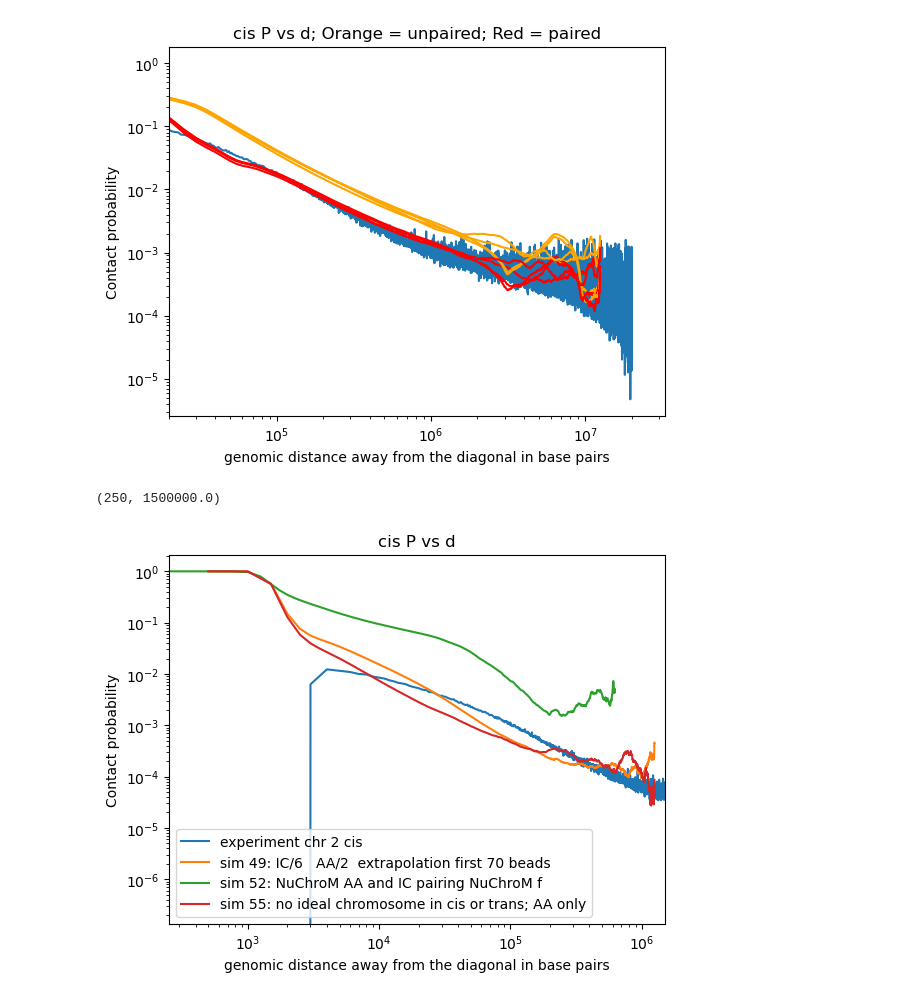
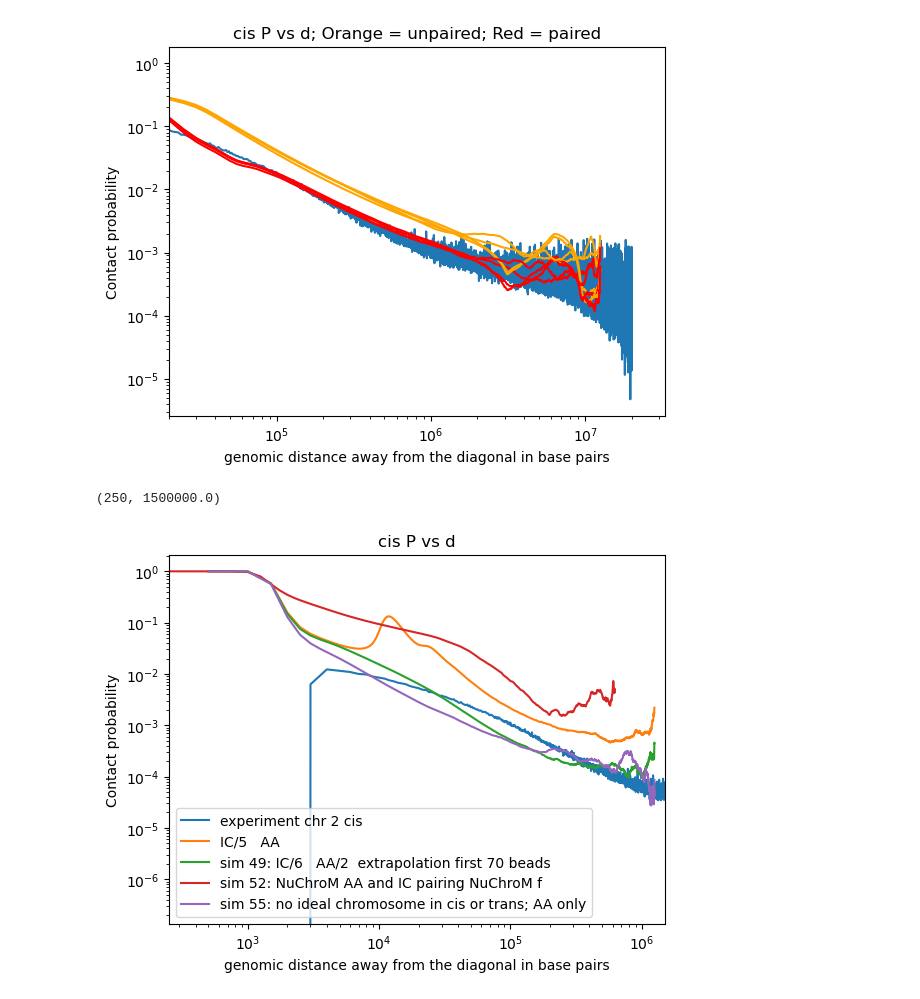
Before and after one commit to DiPierroLab/Douglas, a Jupyter notebook: 6_extra_tools/P_vs_d_experimental_compare_computational.ipynb, the cells around one changed output. Saved outputs shown, nothing was run; the diff lists cells and outputs as text; code cells hidden in the pictures.

```diff
--- a/6_extra_tools/P_vs_d_experimental_compare_computational.ipynb
+++ b/6_extra_tools/P_vs_d_experimental_compare_computational.ipynb
@@ -156,40 +156,40 @@ bead_size_old = 5000# in base pairs; tune to line up the pmfs.
 bead_size_new = 500
 bead_size_NuChroM = 250
 #plt.plot(bead_size_old*d, P_cis_simulation_24/50, label='old resolution (5000 bp = 1 bead)')
-#plt.plot(bead_size_new*d, P_cis_simulation_25, label='IC/5   AA')
+plt.plot(bead_size_new*d, P_cis_simulation_25, label='IC/5   AA')
 #plt.plot(bead_size_new*d, P_cis_simulation_36, label='IC/1.4   AA  first 20 beads have IC = 0')
 #plt.plot(bead_size_new*d, P_cis_simulation_40, label='IC/6   AA  first 20 beads have IC = 0')
 #plt.plot(bead_size_new*d, P_cis_simulation_41, label='IC/6   AA/2  first 20 beads have IC = 0')
 #plt.plot(bead_size_new*d, P_cis_simulation_45, label='IC/6   AA  extrapolation first 20 beads')
 #plt.plot(bead_size_new*d, P_cis_simulation_46, label='IC/6   AA/2  extrapolation first 20 beads')
 #plt.plot(bead_size_new*d, P_cis_simulation_47, label='IC/6   AA/3  extrapolation first 20 beads')
 #plt.plot(bead_size_new*d, P_cis_simulation_48, label='IC/6   AA/2  extrapolation first 40 beads')
 plt.plot(bead_size_new*d, P_cis_simulation_49, label='sim 49: IC/6   AA/2  extrapolation first 70 beads')
 #plt.plot(bead_size_new*d, P_cis_simulation_50, label='IC/6   AA/2  extrapolation first 100 beads')
 #plt.plot(bead_size_NuChroM*d, P_cis_simulation_51_old_f, label='NuChroM AA and IC no pairing MiChroM f')
 #plt.plot(bead_size_NuChroM*d, P_cis_simulation_52_old_f, label='NuChroM AA and IC pairing MiChroM f')
 #plt.plot(bead_size_NuChroM*d, P_cis_simulation_53_old_f, label='NuChroM AA and IC tight-loose boundary MiChroM f')
 #plt.plot(bead_size_NuChroM*d, P_cis_simulation_54_old_f, label='NuChroM AA and IC tight-none boundary MiChroM f')
 #plt.plot(bead_size_NuChroM*d, P_cis_simulation_51, label='NuChroM AA and IC no pairing NuChroM f')
 plt.plot(bead_size_NuChroM*d, P_cis_simulation_52, label='sim 52: NuChroM AA and IC pairing NuChroM f')
 #plt.plot(bead_size_NuChroM*d, P_cis_simulation_53, label='NuChroM AA and IC tight-loose boundary NuChroM f')
 #plt.plot(bead_size_NuChroM*d, P_cis_simulation_54, label='NuChroM AA and IC tight-none boundary NuChroM f')
 plt.plot(bead_size_new*d, P_cis_simulation_55, label='sim 55: no ideal chromosome in cis or trans; AA only')
 #plt.plot(bead_size_new*d, P_cis_simulation_56, label='IC/6   AA/2  extrapolation first 70 beads  0 first 40 beads')
 #plt.plot(bead_size_new*d, P_cis_simulation_57, label='IC/6   AA/2  extrapolation first 70 beads  0 first 40 beads')
 #plt.plot(bead_size_new*d, P_cis_simulation_58, label='IC/10   AA/2  extrapolation first 70 beads')
 
 # Plot settings
 plt.title('cis P vs d')
 plt.legend()
 plt.xlabel('genomic distance away from the diagonal in base pairs')
 plt.xscale('log')
 plt.ylabel('Contact probability')
 plt.yscale('log')
 plt.xlim(250,1.5e6)
 # %% [output]
 (250, 1500000.0)
-[figure, old version]
+[figure, new version]
 # %%
 # TRANS
 # Plot average normalized trans Hi-C contact probability vs genomic distance (in kilobases)
```
Also changed, not shown: parts of 1 cell of this notebook, 2 other files.
